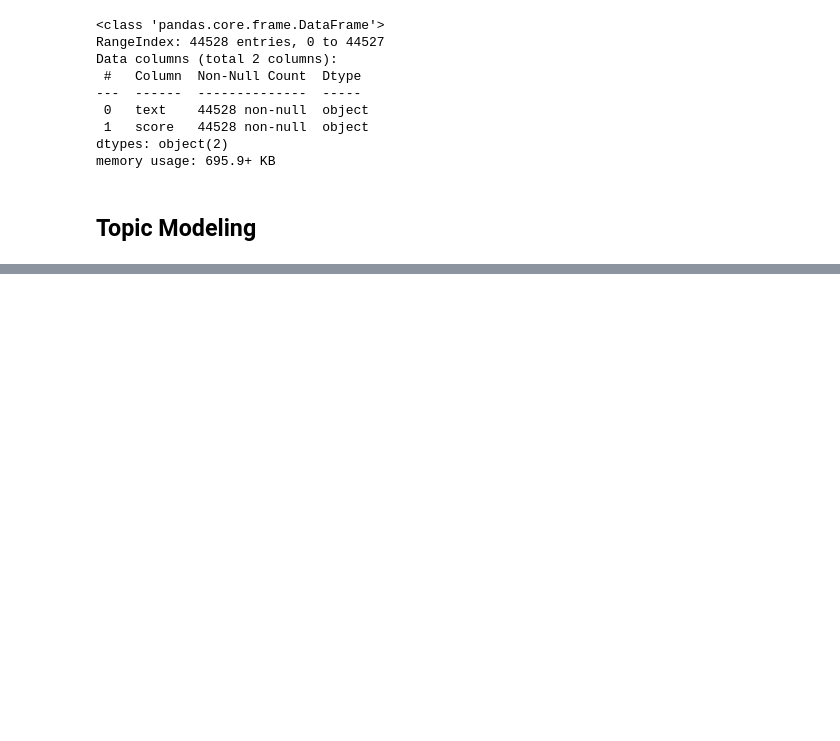
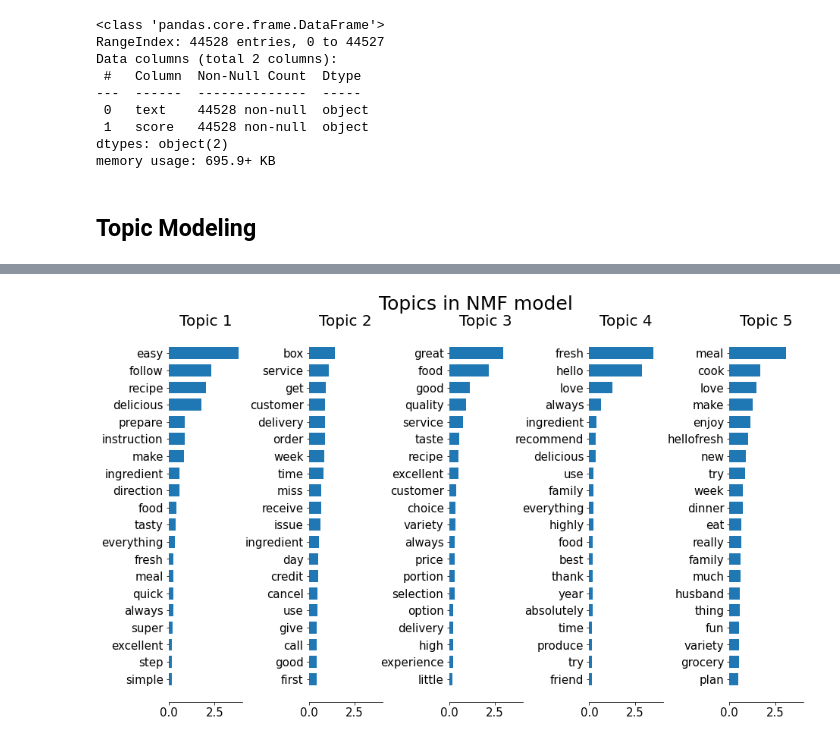
Before and after one commit to ddcots24/Hello-Fresh, a Jupyter notebook: Hello Fresh Review Analysis.ipynb, the cells around one changed output, grey strips where cells are left out. Saved outputs shown, nothing was run; the diff lists cells and outputs as text; code cells hidden in the pictures; blank space fills up the shorter version.

Commit message:
starting to topic model

```diff
--- a/Hello Fresh Review Analysis.ipynb
+++ b/Hello Fresh Review Analysis.ipynb
@@ -199,0 +251,4 @@ Name: text, Length: 40809, dtype: object
+# %%
+topic_word_plot()
+# %% [output]
+[figure, added]
```
Also changed, not shown: parts of 7 cells of this notebook.
